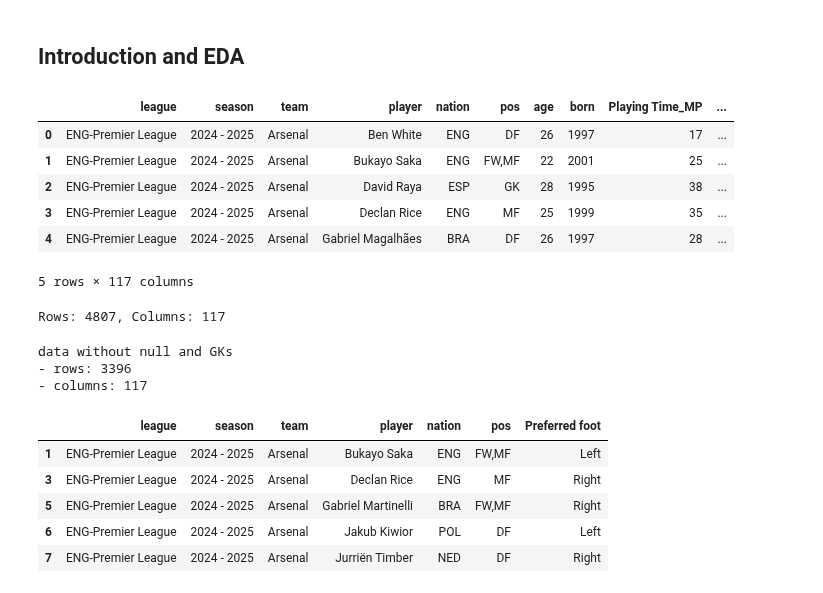
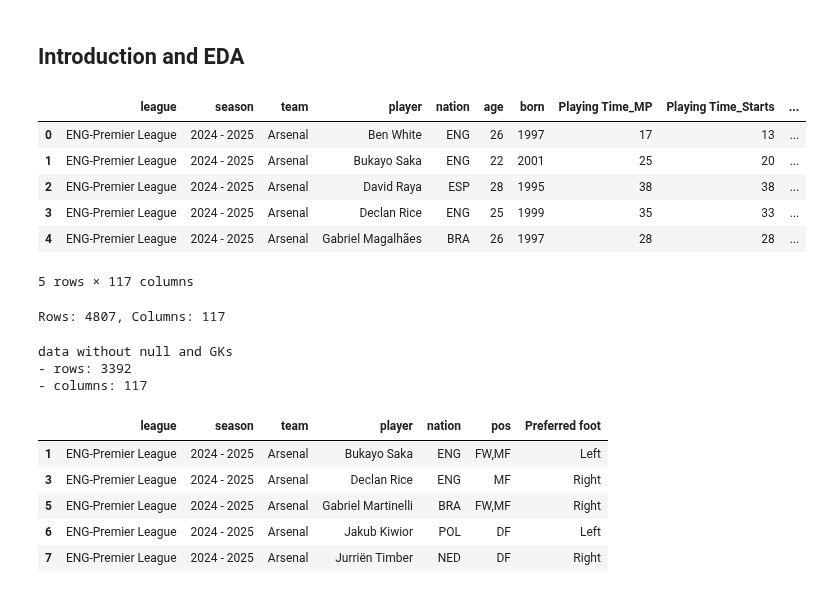
Before and after one commit to andreamurari/DataDriven_Soccer_Scouting, a Jupyter notebook: DataDriven_Soccer_Scouting.ipynb, the cells around one changed output. Drawn from its saved outputs; the diff is of its cells as text; code cells hidden in the pictures.

```diff
--- a/DataDriven_Soccer_Scouting.ipynb
+++ b/DataDriven_Soccer_Scouting.ipynb
@@ -21,18 +21,22 @@ start_time = time.time()
 # %%
 df = pd.read_csv("merged_data.csv")
 # Convert 'season' to a more readable format (e.g., '2020 - 2021')
 df['season'] = df['season'].astype(str).str.zfill(4)
 df['season'] = "20" + df['season'].str[:2] + " - 20" + df['season'].str[2:]
 
+# keep "Position" column instead of "pos"
+df.drop(columns=['pos'], inplace=True)
+df = df.rename(columns={'Position': 'pos'})
+
 display(df.head())
 print('\nRows: {}, Columns: {}'.format(df.shape[0], df.shape[1]))
 # %% [output]
-|  | league | season | team | player | nation | pos | age | born | Playing Time_MP | ... |
-| 0 | ENG-Premier League | 2024 - 2025 | Arsenal | Ben White | ENG | DF | 26 | 1997 | 17 | ... |
-| 1 | ENG-Premier League | 2024 - 2025 | Arsenal | Bukayo Saka | ENG | FW,MF | 22 | 2001 | 25 | ... |
-| 2 | ENG-Premier League | 2024 - 2025 | Arsenal | David Raya | ESP | GK | 28 | 1995 | 38 | ... |
-| 3 | ENG-Premier League | 2024 - 2025 | Arsenal | Declan Rice | ENG | MF | 25 | 1999 | 35 | ... |
-| 4 | ENG-Premier League | 2024 - 2025 | Arsenal | Gabriel Magalhães | BRA | DF | 26 | 1997 | 28 | ... |
+|  | league | season | team | player | nation | age | born | Playing Time_MP | Playing Time_Starts | ... |
+| 0 | ENG-Premier League | 2024 - 2025 | Arsenal | Ben White | ENG | 26 | 1997 | 17 | 13 | ... |
+| 1 | ENG-Premier League | 2024 - 2025 | Arsenal | Bukayo Saka | ENG | 22 | 2001 | 25 | 20 | ... |
+| 2 | ENG-Premier League | 2024 - 2025 | Arsenal | David Raya | ESP | 28 | 1995 | 38 | 38 | ... |
+| 3 | ENG-Premier League | 2024 - 2025 | Arsenal | Declan Rice | ENG | 25 | 1999 | 35 | 33 | ... |
+| 4 | ENG-Premier League | 2024 - 2025 | Arsenal | Gabriel Magalhães | BRA | 26 | 1997 | 28 | 28 | ... |
 5 rows × 117 columns
 Rows: 4807, Columns: 117
 # %%
@@ -44,7 +48,7 @@ df_backup = df.copy()
 df = not_null_df.copy()
 # %% [output]
 data without null and GKs
-- rows: 3396
+- rows: 3392
 - columns: 117
 # %%
 # Select all not numeric columns
```
Also changed, not shown: parts of 8 cells of this notebook.
